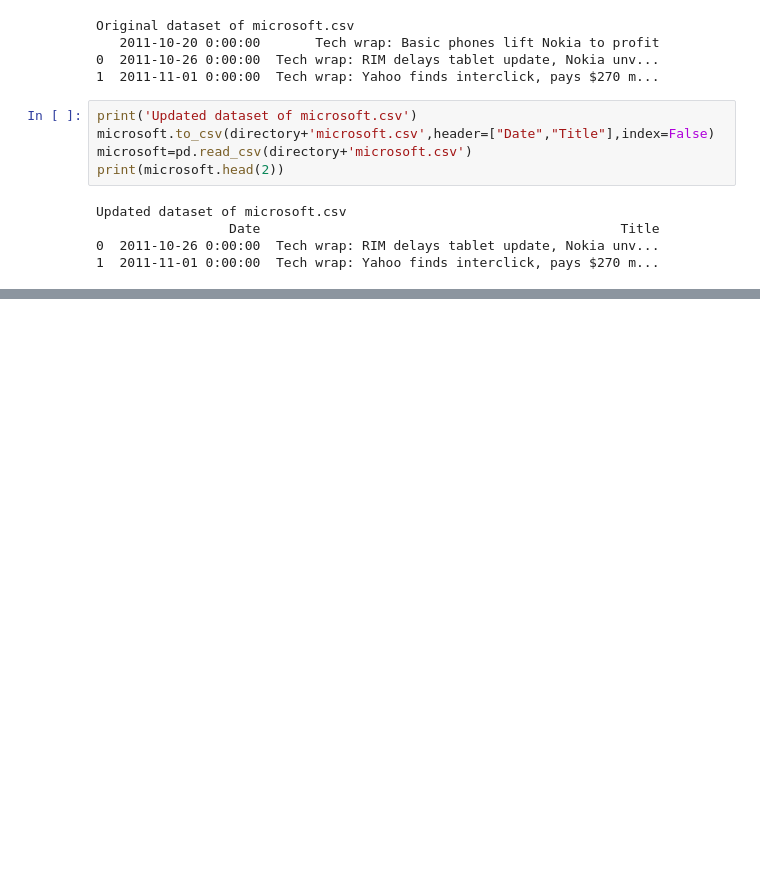
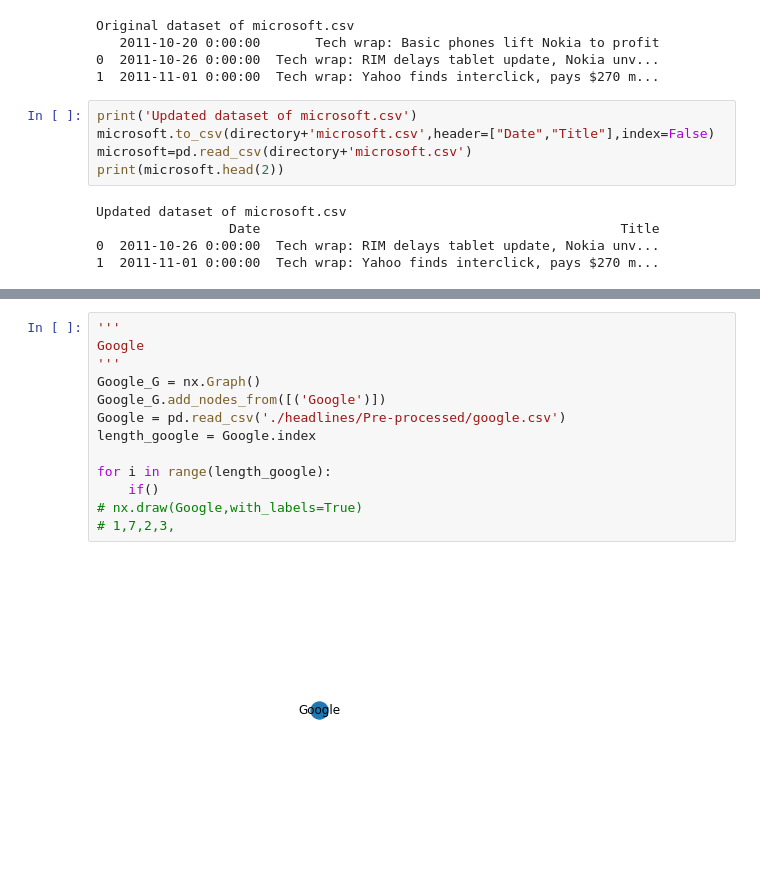
Before and after one commit to Le-Triumvirat/CADS-Internship, a Jupyter notebook: Anomaly_detection_in_financial_services_using_knowledge_graphs_and_machine_learning.ipynb, the cells around one changed output, grey strips where cells are left out. Drawn from its saved outputs; the diff is of its cells as text; blank space fills up the shorter version.

```diff
--- a/Anomaly_detection_in_financial_services_using_knowledge_graphs_and_machine_learning.ipynb
+++ b/Anomaly_detection_in_financial_services_using_knowledge_graphs_and_machine_learning.ipynb
@@ -503,0 +525,15 @@ samsung.csv
+# %%
+'''
+Google
+'''
+Google_G = nx.Graph()
+Google_G.add_nodes_from([('Google')])
+Google = pd.read_csv('./headlines/Pre-processed/google.csv')
+length_google = Google.index
+
+for i in range(length_google):
+    if()
+# nx.draw(Google,with_labels=True)
+# 1,7,2,3,
+# %% [output]
+[figure, added]
```
Also changed, not shown: parts of 17 cells of this notebook, 6 other files.
